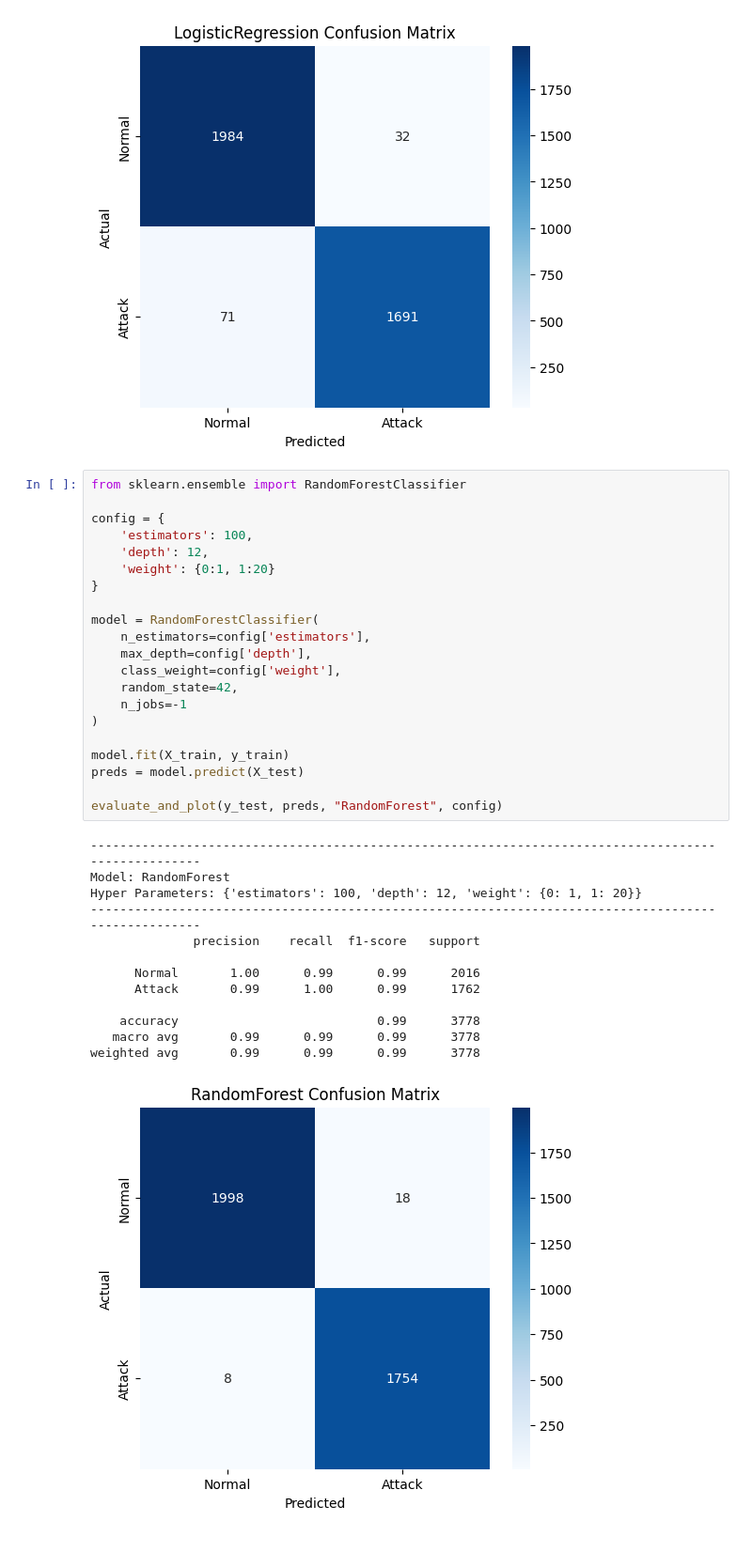
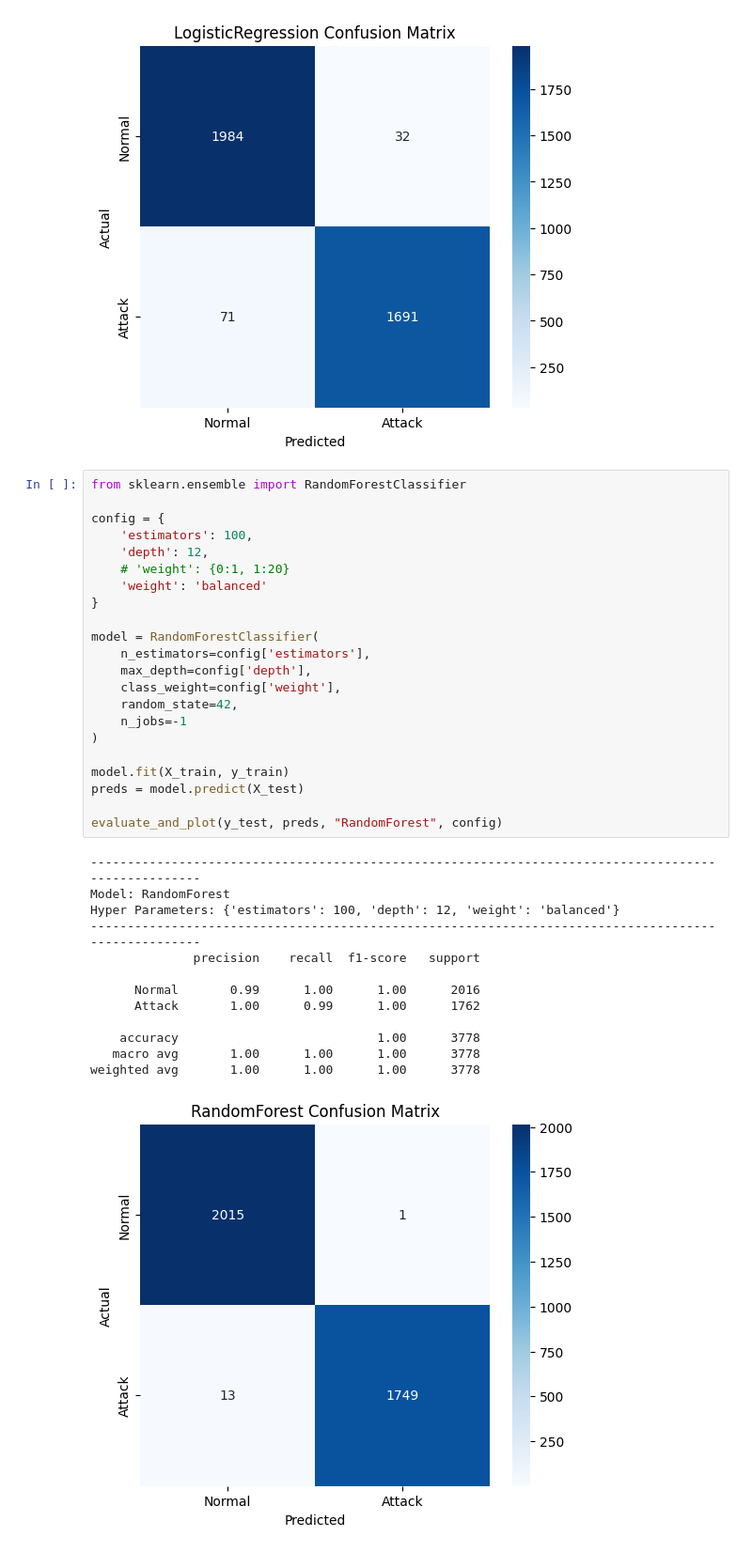
Before and after one commit to i-git-abhishek/NSL-KDD, a Jupyter notebook: Unified_all_models.ipynb, the cells around one changed output. Shown at 94% size. Saved outputs shown, nothing was run; the diff lists cells and outputs as text.

```diff
--- a/Unified_all_models.ipynb
+++ b/Unified_all_models.ipynb
@@ -230,35 +230,36 @@ weighted avg       0.97      0.97      0.97      3778
 # %%
 from sklearn.ensemble import RandomForestClassifier
 
 config = {
     'estimators': 100,
     'depth': 12,
-    'weight': {0:1, 1:20}
+    # 'weight': {0:1, 1:20}
+    'weight': 'balanced'
 }
 
 model = RandomForestClassifier(
     n_estimators=config['estimators'],
     max_depth=config['depth'],
     class_weight=config['weight'],
     random_state=42,
     n_jobs=-1
 )
 
 model.fit(X_train, y_train)
 preds = model.predict(X_test)
 
 evaluate_and_plot(y_test, preds, "RandomForest", config)
 # %% [output]
 ----------------------------------------------------------------------------------------------------
 Model: RandomForest
-Hyper Parameters: {'estimators': 100, 'depth': 12, 'weight': {0: 1, 1: 20}}
+Hyper Parameters: {'estimators': 100, 'depth': 12, 'weight': 'balanced'}
 ----------------------------------------------------------------------------------------------------
               precision    recall  f1-score   support
 
-      Normal       1.00      0.99      0.99      2016
-      Attack       0.99      1.00      0.99      1762
+      Normal       0.99      1.00      1.00      2016
+      Attack       1.00      0.99      1.00      1762
 
-    accuracy                           0.99      3778
-   macro avg       0.99      0.99      0.99      3778
-weighted avg       0.99      0.99      0.99      3778
+    accuracy                           1.00      3778
+   macro avg       1.00      1.00      1.00      3778
+weighted avg       1.00      1.00      1.00      3778
-[figure, old version]
+[figure, new version]
```
Also changed, not shown: parts of 1 cell of this notebook.
